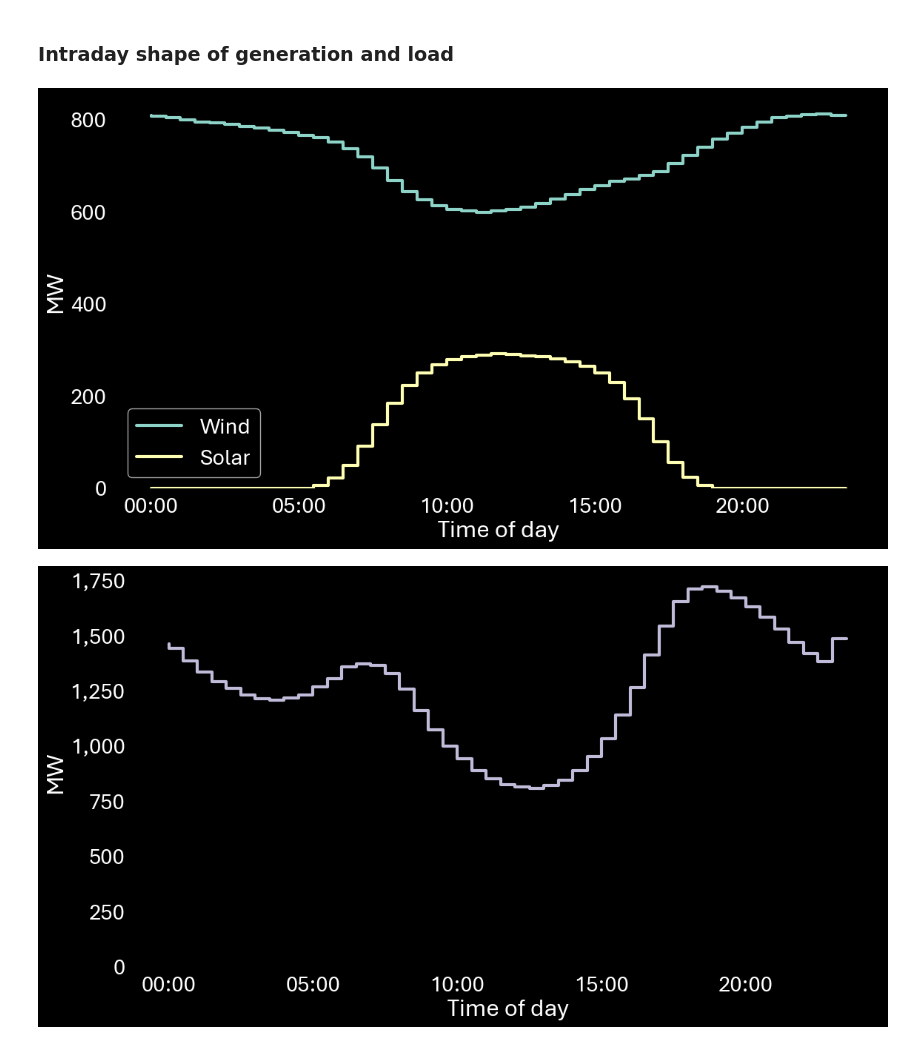
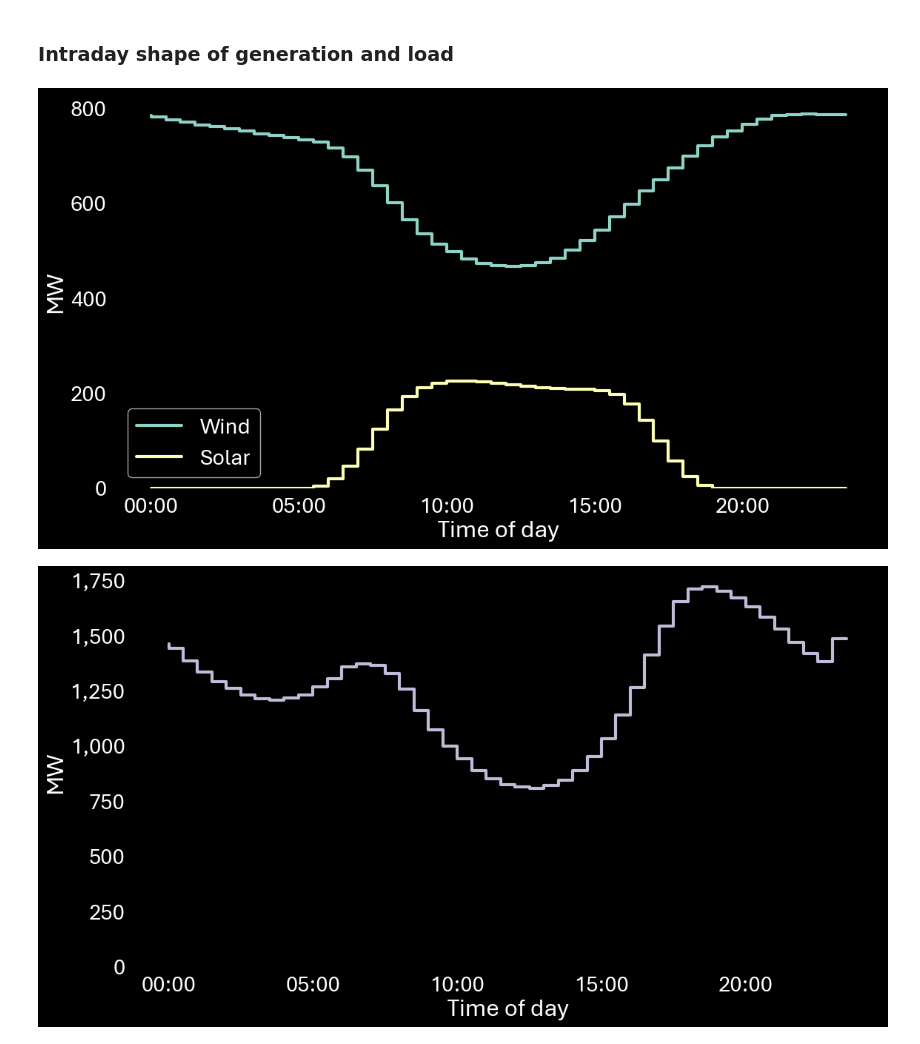
Before and after one commit to MarkusMannheim/contract_modelling, a Jupyter notebook: data_preparation.ipynb, the cells around one changed output. Saved outputs shown, nothing was run; the diff lists cells and outputs as text; code cells hidden in the pictures.

```diff
--- a/data_preparation.ipynb
+++ b/data_preparation.ipynb
@@ -276,7 +275,7 @@ save_figure(fig, "sa_generator_locations", charts_dir)
 gen_data = sa_duid_data.pivot_table(
     index="Interval",
     columns="Technology",
-    values="Availability",
+    values="Output",
     aggfunc="sum")
 gen_mth = gen_data.resample("ME").mean()
 gen_mth.index.name = "Month"
@@ -387,7 +386,7 @@ save_figure(fig, "sa_mean_quarterly_load", charts_dir)
 sa_intraday_gen_data = sa_duid_data.pivot_table(
     index="Interval",
     columns="Technology",
-    values="Availability",
+    values="Output",
     aggfunc="sum")
 sa_intraday_gen_data["30-min interval"] = sa_intraday_gen_data.index.hour * 2 + sa_intraday_gen_data.index.minute // 30
 chart_data = sa_intraday_gen_data.pivot_table(
@@ -395,34 +394,34 @@ chart_data = sa_intraday_gen_data.pivot_table(
     values=["Wind", "Solar"],
     aggfunc="mean")
 
 # Save intraday generation data
 chart_data.to_csv(
     os.path.join(data_dir, "sa_mean_intraday_generation.csv"))
 
 # Plot intraday generation
 fig, ax = plt.subplots(
     figsize=(12, 6.75),
     tight_layout=True)
 for i, tech in enumerate(["Wind", "Solar"]):
     ax.step(
         x=chart_data.index,
         y=chart_data[tech],
         where="pre",
         linewidth=3,
         color=f"C{i}",
         label=tech)
 plt.ylabel("MW")
 plt.xlabel("Time of day")
 plt.ylim(0)
 plt.legend()
 ax.yaxis.set_major_formatter(lambda x, p: f"{x:,.0f}")
 ax.xaxis.set_major_formatter(lambda x, p: f"{pd.to_datetime('2025-01-01') + pd.DateOffset(minutes=x * 30):%H:%M}")
 for frame in ["top", "right", "bottom", "left"]:
     ax.spines[frame].set_visible(False)
 plt.show()
 save_figure(fig, "sa_mean_intraday_generation", charts_dir)
 # %% [output]
-[figure, old version]
+[figure, new version]
 # %%
 # Prepare load data
 sa_demand_and_prices["30-min interval"] = sa_demand_and_prices.index.hour * 2 + sa_demand_and_prices.index.minute // 30
```
Also changed, not shown: parts of 3 cells of this notebook, 30 other files.
